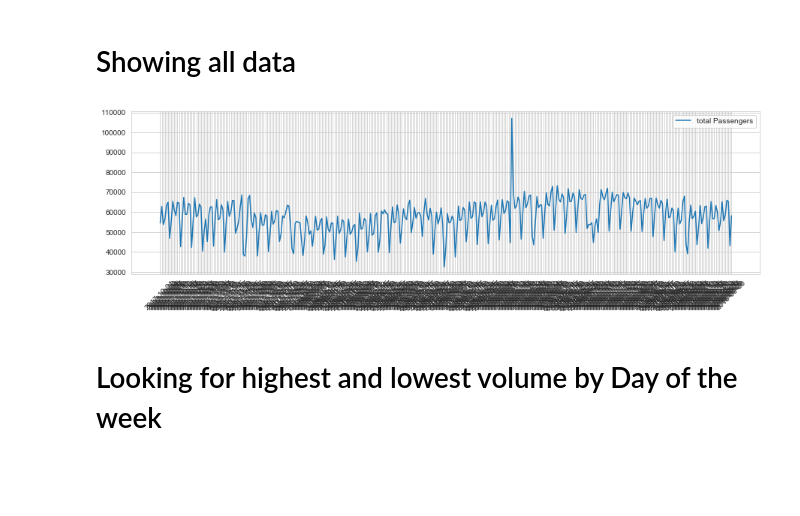
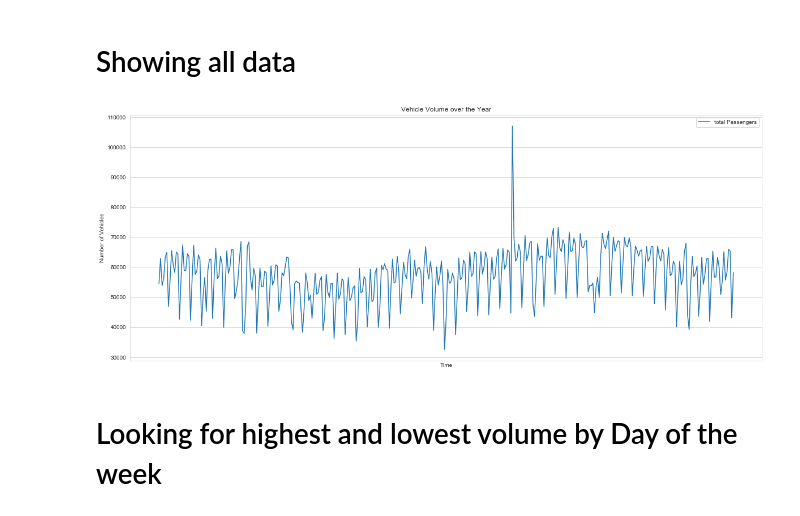
Before and after one commit to NREL/ATHENA-sumo, a Jupyter notebook: Sumo/Simulations/DFW_gen_flow.ipynb, the cells around one changed output. Drawn from its saved outputs; the diff is of its cells as text; code cells hidden in the pictures; blank space fills up the shorter version.

```diff
--- a/Sumo/Simulations/DFW_gen_flow.ipynb
+++ b/Sumo/Simulations/DFW_gen_flow.ipynb
@@ -270,15 +211,18 @@ sorted_bott10[['parking','pass','A','B','C','D','E','total_pass']]
 # %% [markdown]
 # Showing all data
 # %%
-plt.figure(figsize=(15,4))
+plt.figure(figsize=(20,8))
 sns.set_style("whitegrid")
 
 plt.plot(day_df.index,day_df['total_pass'],label='total Passengers')
 plt.xticks(rotation=45)
-
+plt.xticks([])
 plt.legend()
+plt.title("Vehicle Volume over the Year")
+plt.xlabel("Time")
+plt.ylabel("Number of Vehicles")
 plt.show()
 # %% [output]
-[figure, old version]
+[figure, new version]
 # %% [markdown]
 # Looking for highest and lowest volume by Day of the week
```
Also changed, not shown: parts of 78 cells of this notebook, 12 other files.
